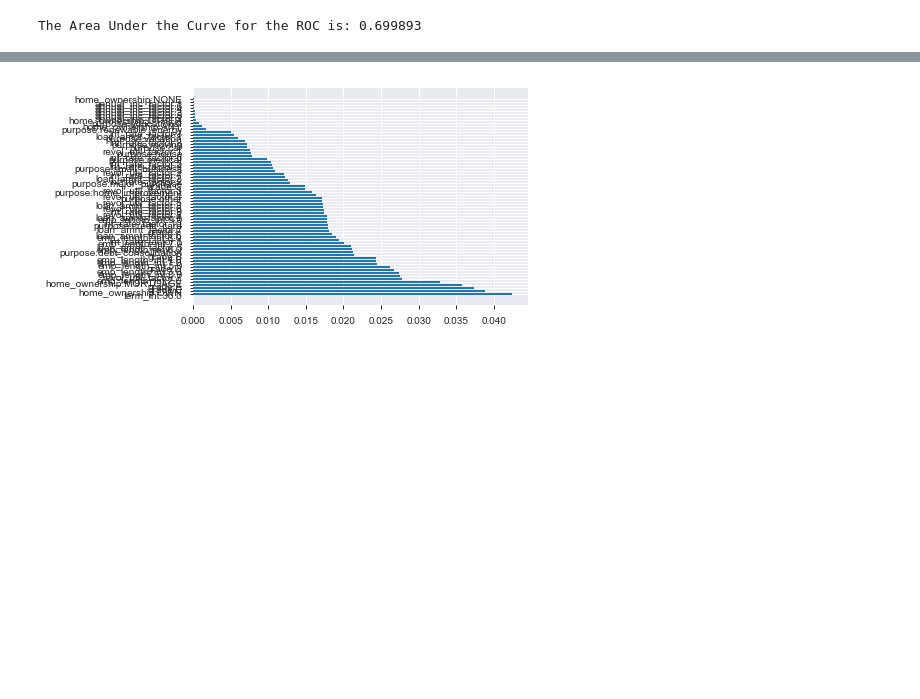
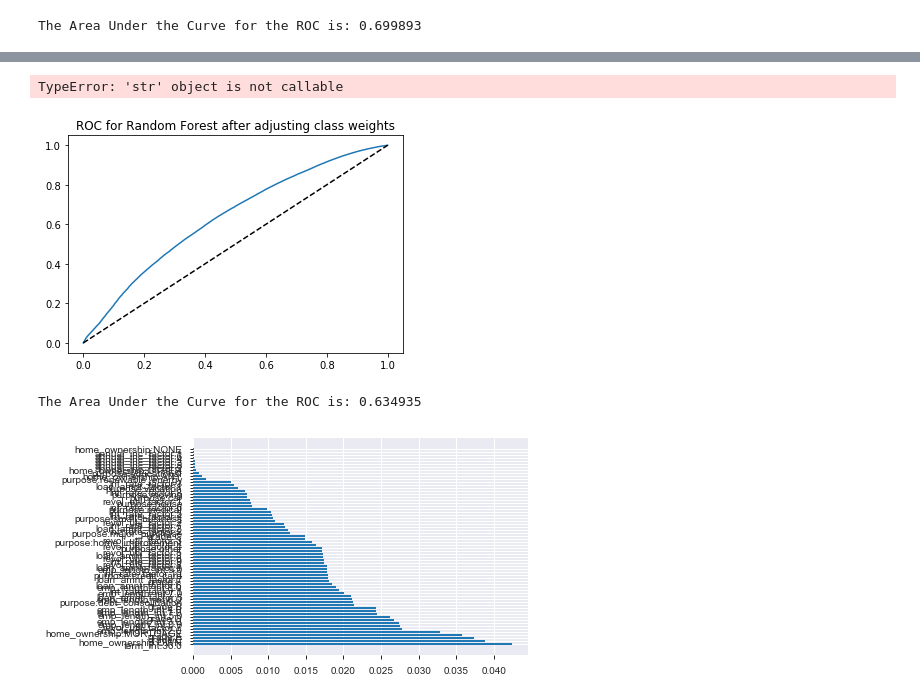
Before and after one commit to fayadabbasi/CreditRisk, a Jupyter notebook: LC_Revised_Workflow.ipynb, the cells around one changed output, grey strips where cells are left out. Drawn from its saved outputs; the diff is of its cells as text; code cells hidden in the pictures; blank space fills up the shorter version.

```diff
--- a/LC_Revised_Workflow.ipynb
+++ b/LC_Revised_Workflow.ipynb
@@ -660,0 +722,3 @@ The random forest classifier score is is: 88.216551%
+# %%
+yhat_test_rf_imb = rf_imb.predict_proba(input_test)
+yhat_test_rf_imb = pd.DataFrame(yhat_test_rf_imb)
@@ -660,0 +735,3 @@ The random forest classifier score is is: 88.216551%
+# %%
+tr = 0.5
+df_actual_predicted_probs_rf_imb['yhat_test_proba_rf_imb'] = np.where(df_actual_predicted_probs_rf_imb['yhat_test_rf_imb'] > tr, 1, 0)
@@ -661,3 +750,19 @@ The random forest classifier score is is: 88.216551%
+# %%
+fpr_rf_imb, tpr_rf_imb, thresholds_rf_imb = roc_curve(df_actual_predicted_probs_rf_imb['loan_data_targets_test'], df_actual_predicted_probs_rf_imb['yhat_test_rf_imb'])
+# %%
+plt.plot(fpr_rf_imb,tpr_rf_imb)
+plt.plot(fpr_rf_imb,fpr_rf_imb, linestyle='--', color='k')
+plt.title('ROC for Random Forest after adjusting class weights')
+plt.xlabel('False Pos Rate')
+plt.ylabel('True Pos Rate');
+# %% [output]
+TypeError: 'str' object is not callable
+[figure, added]
+# %%
+auroc_rf_imb = roc_auc_score(df_actual_predicted_probs_rf_imb['loan_data_targets_test'], df_actual_predicted_probs_rf_imb['yhat_test_rf_imb'])
+print("The Area Under the Curve for the ROC is: {:3f}".format(auroc_rf_imb))
+# %% [output]
+The Area Under the Curve for the ROC is: 0.634935
 # %%
 indices = np.argsort(rf.feature_importances_)[::-1]
 # %%
```
Also changed, not shown: parts of 38 cells of this notebook, 1 other file.
